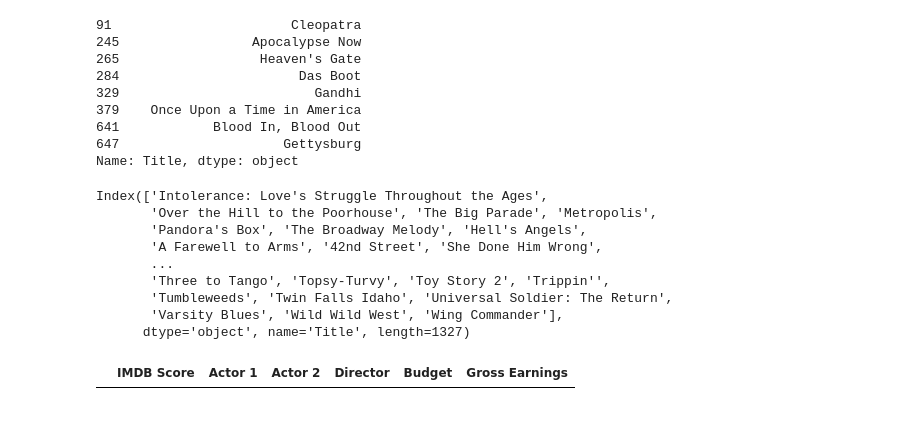
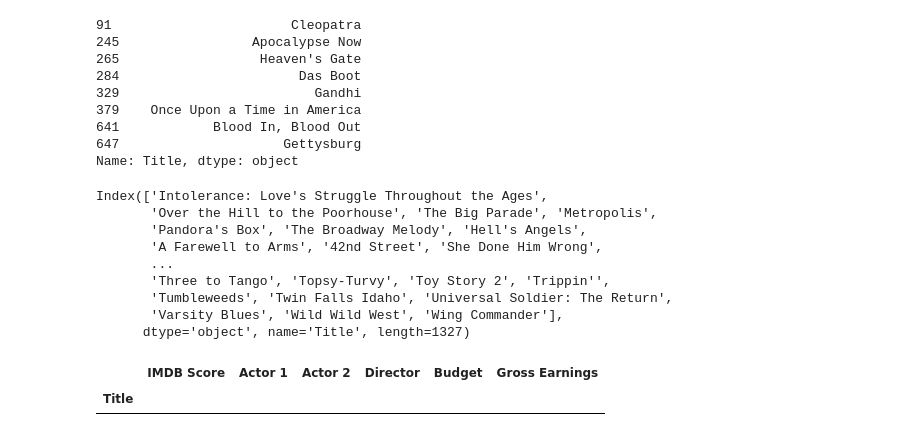
Before and after one commit to christianoliverahuerta/Public, a Jupyter notebook: notebooks/2.-Data-Wrangling/PythonDataAnalysisLibrary.ipynb, the cells around one changed output. Saved outputs shown, nothing was run; the diff lists cells and outputs as text; code cells hidden in the pictures.

```diff
--- a/notebooks/2.-Data-Wrangling/PythonDataAnalysisLibrary.ipynb
+++ b/notebooks/2.-Data-Wrangling/PythonDataAnalysisLibrary.ipynb
@@ -580,9 +580,10 @@ Index(['Intolerance: Love's Struggle Throughout the Ages',
       dtype='object', name='Title', length=1327)
 # %%
 # Si queremos encontrar el puntaje IMDB, 'Actor 1', 'Actor 2', 'Director', 'Presupuesto', 'Ganancias brutas' de
-# Anchorman 2: La leyenda continúa
+# The Best Man: The Legend of Drunken Master
 
-movie_df.loc['Anchorman 2':'La leyenda continúa', ['IMDB Score', 'Actor 1', 'Actor 2', 'Director', 'Budget', 'Gross Earnings']]
+movie_df2.loc['The Best Man':'Urban Legend', ['IMDB Score', 'Actor 1', 'Actor 2', 'Director', 'Budget', 'Gross Earnings']]
 # Incluso puedes usar : para obtener todas las películas posteriores. .. Ordenar de antemano también ayuda si desea que los datos estén en un orden particular.
 # %% [output]
 |  | IMDB Score | Actor 1 | Actor 2 | Director | Budget | Gross Earnings |
+| Title |  |  |  |  |  |  |
```
Also changed, not shown: parts of 1 cell of this notebook, 2 other files.
